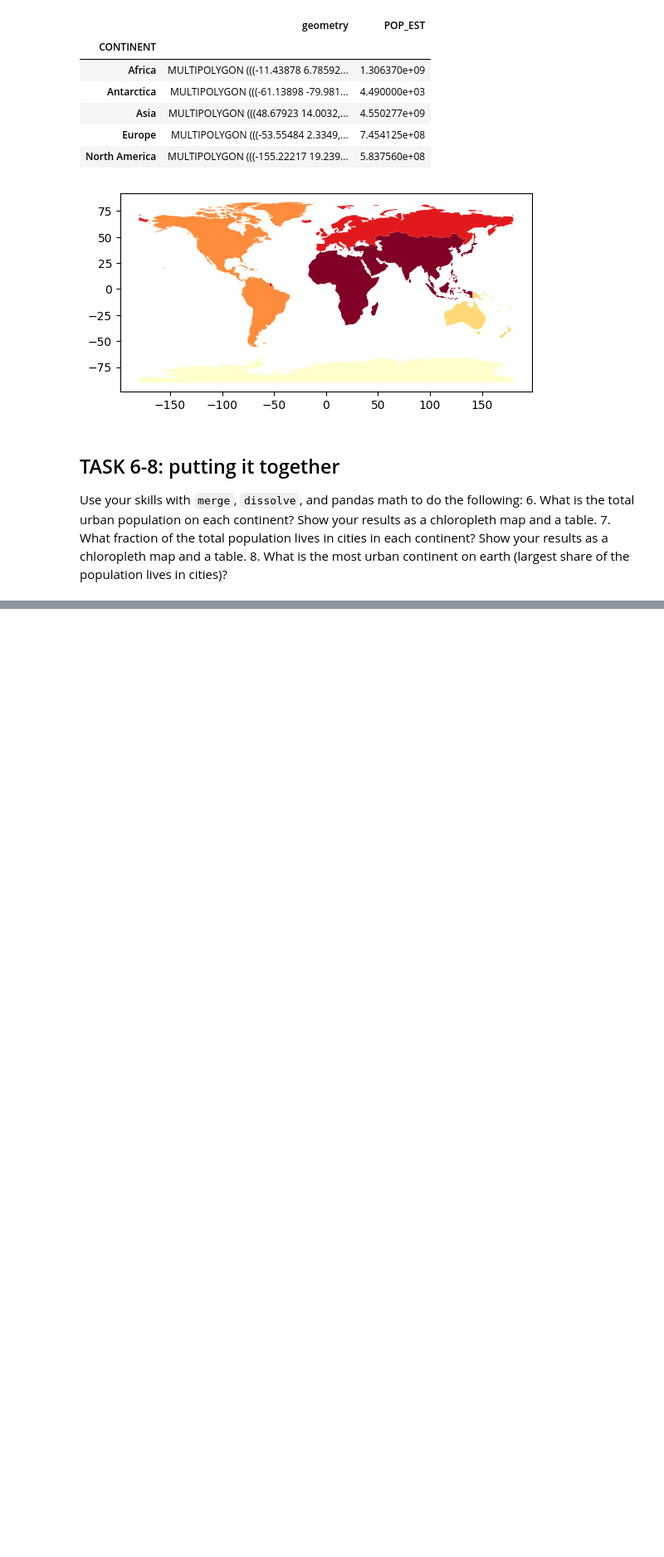
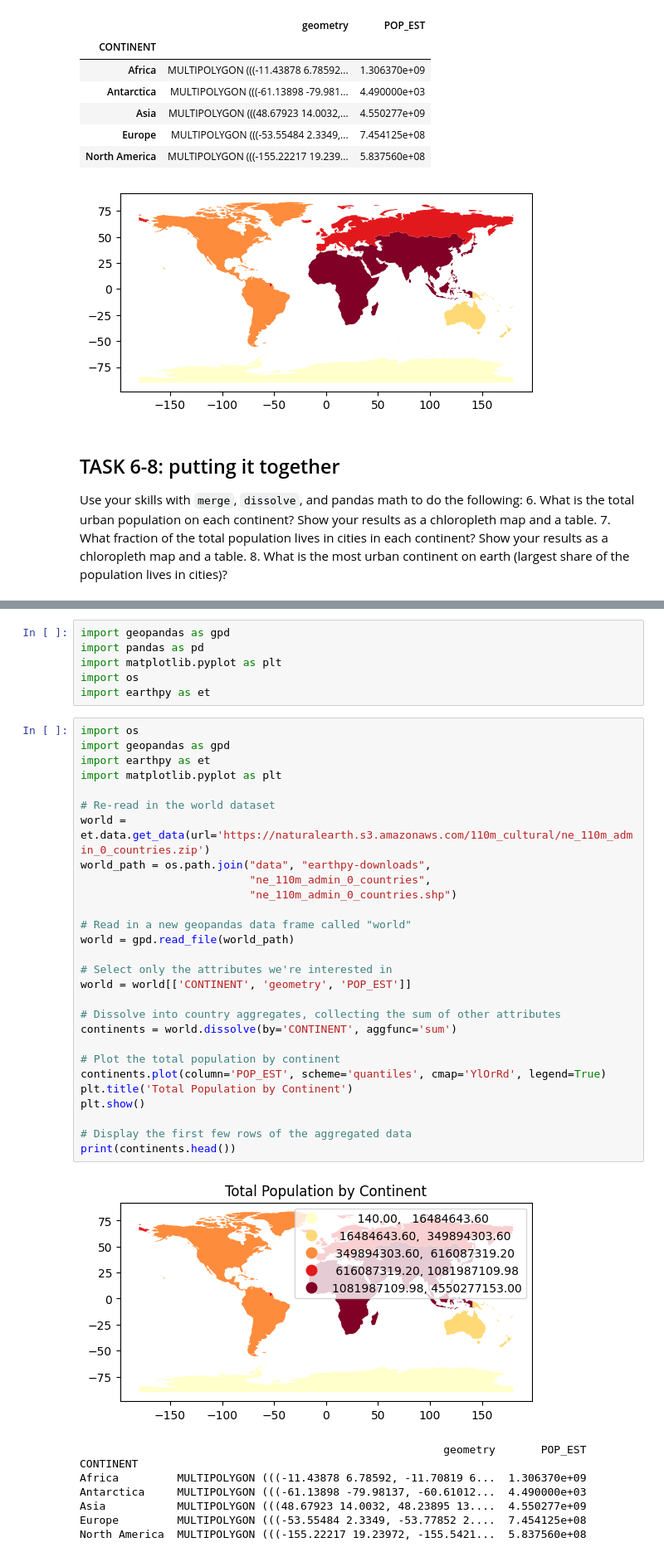
Before and after one commit to jmatrone/EnvDatSci, a Jupyter notebook: CodeSprints/VectorData101.ipynb, the cells around one changed output, grey strips where cells are left out. Shown at 83% size. Cells and saved outputs as stored; diff of their text form; blank space fills up the shorter version.

```diff
--- a/CodeSprints/VectorData101.ipynb
+++ b/CodeSprints/VectorData101.ipynb
@@ -743 +690,44 @@ DataSourceError: path_to_your_cities_file: No such file or directory
+# %%
+import geopandas as gpd
+import pandas as pd
+import matplotlib.pyplot as plt
+import os
+import earthpy as et
+# %%
+import os
+import geopandas as gpd
+import earthpy as et
+import matplotlib.pyplot as plt
+
+# Re-read in the world dataset
+world = et.data.get_data(url='https://naturalearth.s3.amazonaws.com/110m_cultural/ne_110m_admin_0_countries.zip')
+world_path = os.path.join("data", "earthpy-downloads",
+                          "ne_110m_admin_0_countries",
+                          "ne_110m_admin_0_countries.shp")
+
+# Read in a new geopandas data frame called "world"
+world = gpd.read_file(world_path)
+
+# Select only the attributes we're interested in
+world = world[['CONTINENT', 'geometry', 'POP_EST']]
+
+# Dissolve into country aggregates, collecting the sum of other attributes
+continents = world.dissolve(by='CONTINENT', aggfunc='sum')
+
+# Plot the total population by continent
+continents.plot(column='POP_EST', scheme='quantiles', cmap='YlOrRd', legend=True)
+plt.title('Total Population by Continent')
+plt.show()
+
+# Display the first few rows of the aggregated data
+print(continents.head())
+# %% [output]
+[figure, added]
+                                                        geometry       POP_EST
+CONTINENT
+Africa         MULTIPOLYGON (((-11.43878 6.78592, -11.70819 6...  1.306370e+09
+Antarctica     MULTIPOLYGON (((-61.13898 -79.98137, -60.61012...  4.490000e+03
+Asia           MULTIPOLYGON (((48.67923 14.0032, 48.23895 13....  4.550277e+09
+Europe         MULTIPOLYGON (((-53.55484 2.3349, -53.77852 2....  7.454125e+08
+North America  MULTIPOLYGON (((-155.22217 19.23972, -155.5421...  5.837560e+08
 # %%
```
Also changed, not shown: parts of 9 cells of this notebook.
